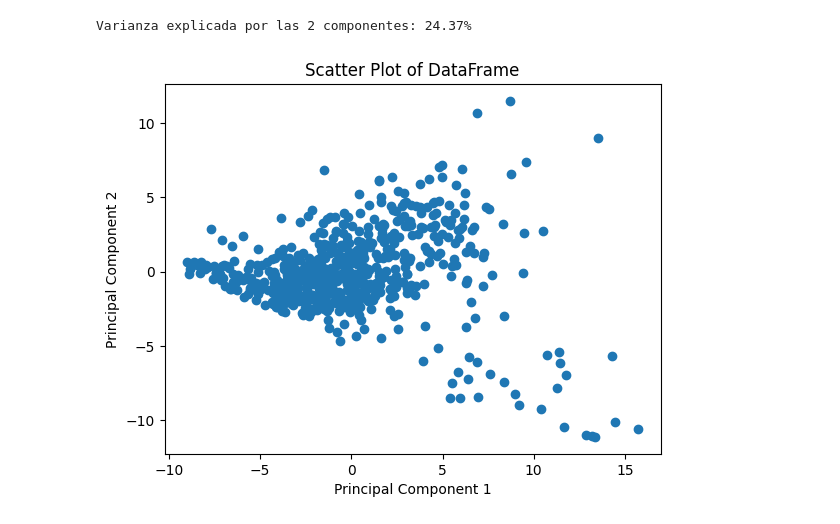
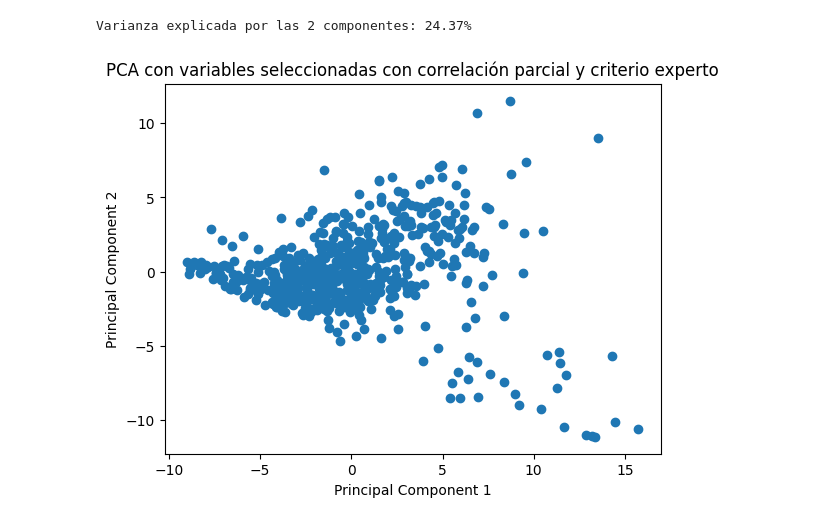
Before and after one commit to maestria-ds-eafit/Proyecto-Integrador-Semestre1, a Jupyter notebook: src/PCA_With_All_Variables.ipynb, the cells around one changed output. Cells and saved outputs as stored; diff of their text form; code cells hidden in the pictures.

Commit message:
Changed title of pca images

```diff
--- a/src/PCA_With_All_Variables.ipynb
+++ b/src/PCA_With_All_Variables.ipynb
@@ -44,8 +44,8 @@ Varianza explicada por las 2 componentes: 24.37%
 # %%
 plt.scatter(pca_df["Principal Component 1"], pca_df["Principal Component 2"])
 plt.xlabel("Principal Component 1")
 plt.ylabel("Principal Component 2")
-plt.title("Scatter Plot of DataFrame")
+plt.title("PCA con variables seleccionadas con correlación parcial y criterio experto")
 plt.show()
 # %% [output]
-[figure, old version]
+[figure, new version]
```
Also changed, not shown: parts of 1 cell of this notebook, 1 other file.
